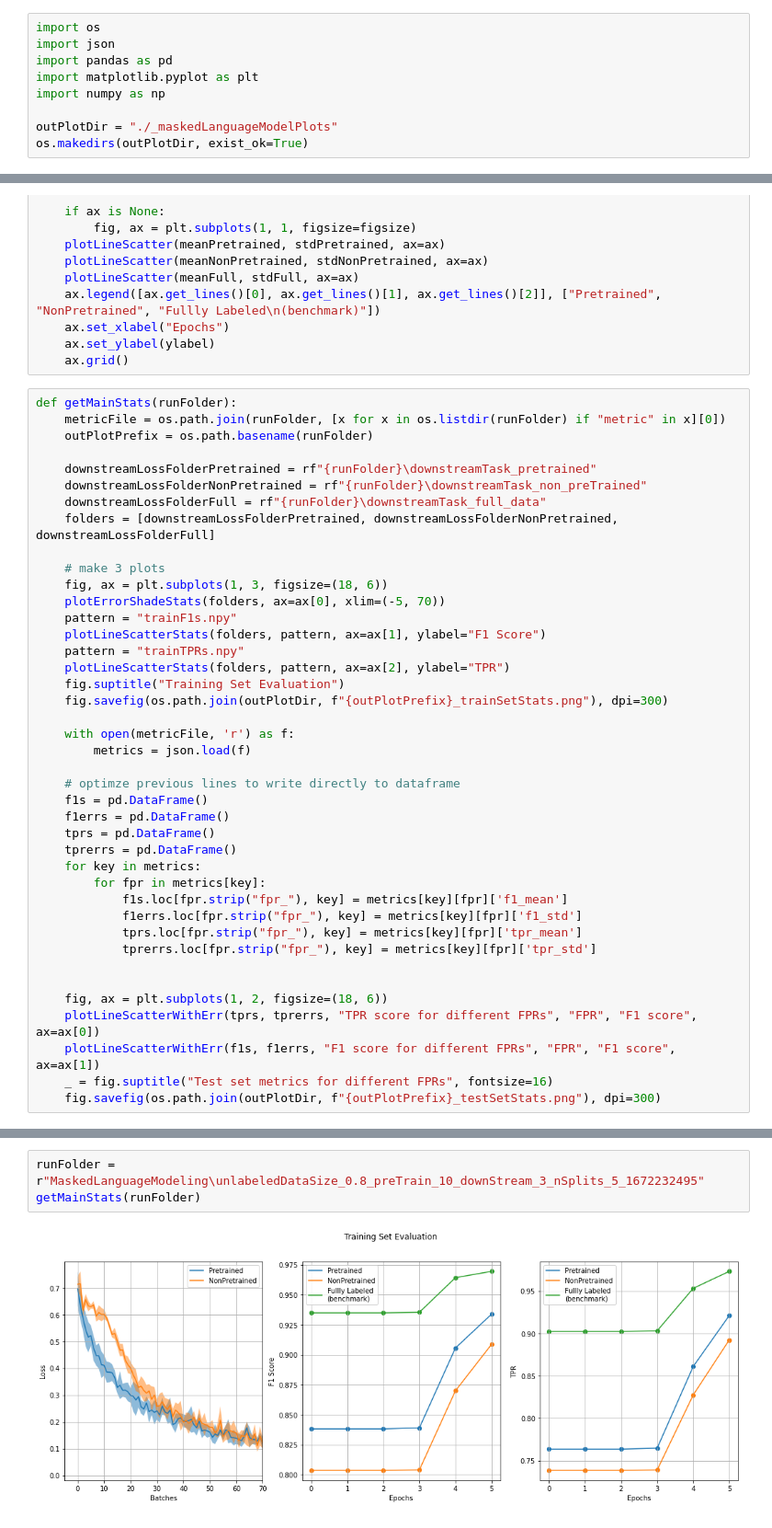
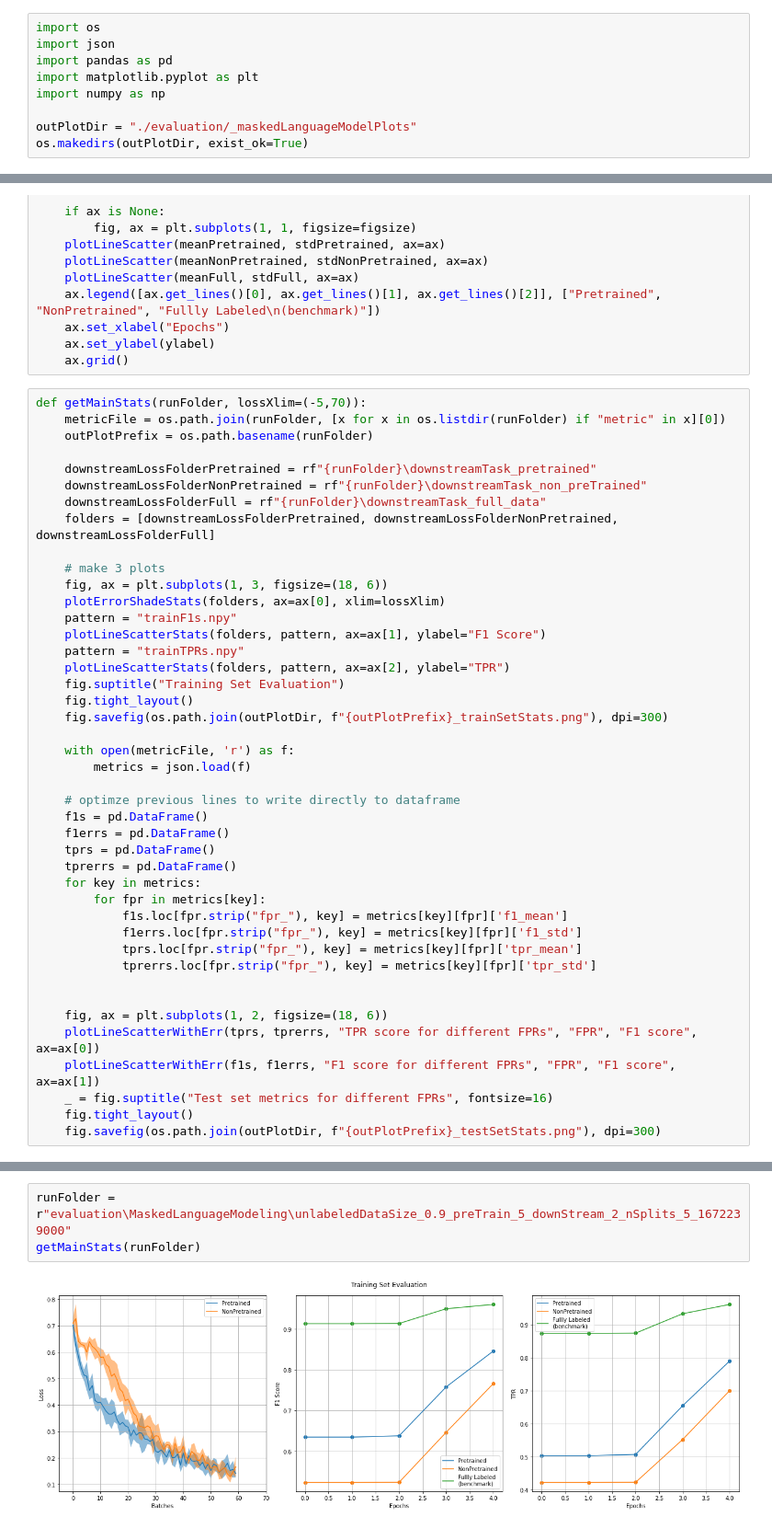
Before and after one commit to dtrizna/nebula, a Jupyter notebook: _speakeasyMaskedLanguageModelingResults.ipynb, the cells around one changed output, grey strips where cells are left out. Shown at 92% size. Drawn from its saved outputs; the diff is of its cells as text.

Commit message:
masked language model tests

```diff
--- a/_speakeasyMaskedLanguageModelingResults.ipynb
+++ b/_speakeasyMaskedLanguageModelingResults.ipynb
@@ -5,7 +5,7 @@ import pandas as pd
 import matplotlib.pyplot as plt
 import numpy as np
 
-outPlotDir = "./_maskedLanguageModelPlots"
+outPlotDir = "./evaluation/_maskedLanguageModelPlots"
 os.makedirs(outPlotDir, exist_ok=True)
 # %%
 def plotLineScatterWithErr(valueTable, errorTable, title, xlabel, ylabel, ax=None, figsize=(10, 8)):
@@ -71,7 +71,7 @@ def plotLineScatterStats(folders, pattern, ylabel, ax=None, figsize=(10, 8)):
     ax.set_ylabel(ylabel)
     ax.grid()
 # %%
-def getMainStats(runFolder):
+def getMainStats(runFolder, lossXlim=(-5,70)):
     metricFile = os.path.join(runFolder, [x for x in os.listdir(runFolder) if "metric" in x][0])
     outPlotPrefix = os.path.basename(runFolder)
 
@@ -82,12 +82,13 @@ def getMainStats(runFolder):
 
     # make 3 plots
     fig, ax = plt.subplots(1, 3, figsize=(18, 6))
-    plotErrorShadeStats(folders, ax=ax[0], xlim=(-5, 70))
+    plotErrorShadeStats(folders, ax=ax[0], xlim=lossXlim)
     pattern = "trainF1s.npy"
     plotLineScatterStats(folders, pattern, ax=ax[1], ylabel="F1 Score")
     pattern = "trainTPRs.npy"
     plotLineScatterStats(folders, pattern, ax=ax[2], ylabel="TPR")
     fig.suptitle("Training Set Evaluation")
+    fig.tight_layout()
     fig.savefig(os.path.join(outPlotDir, f"{outPlotPrefix}_trainSetStats.png"), dpi=300)
 
     with open(metricFile, 'r') as f:
@@ -110,4 +111,5 @@ def getMainStats(runFolder):
     plotLineScatterWithErr(tprs, tprerrs, "TPR score for different FPRs", "FPR", "F1 score", ax=ax[0])
     plotLineScatterWithErr(f1s, f1errs, "F1 score for different FPRs", "FPR", "F1 score", ax=ax[1])
     _ = fig.suptitle("Test set metrics for different FPRs", fontsize=16)
+    fig.tight_layout()
     fig.savefig(os.path.join(outPlotDir, f"{outPlotPrefix}_testSetStats.png"), dpi=300)
@@ -114,5 +124,5 @@ def getMainStats(runFolder):
 # %%
-runFolder = r"MaskedLanguageModeling\unlabeledDataSize_0.8_preTrain_10_downStream_3_nSplits_5_1672232495"
+runFolder = r"evaluation\MaskedLanguageModeling\unlabeledDataSize_0.9_preTrain_5_downStream_2_nSplits_5_1672239000"
 getMainStats(runFolder)
 # %% [output]
-[figure, old version]
+[figure, new version]
```
Also changed, not shown: parts of 12 cells of this notebook, 1 other file.
